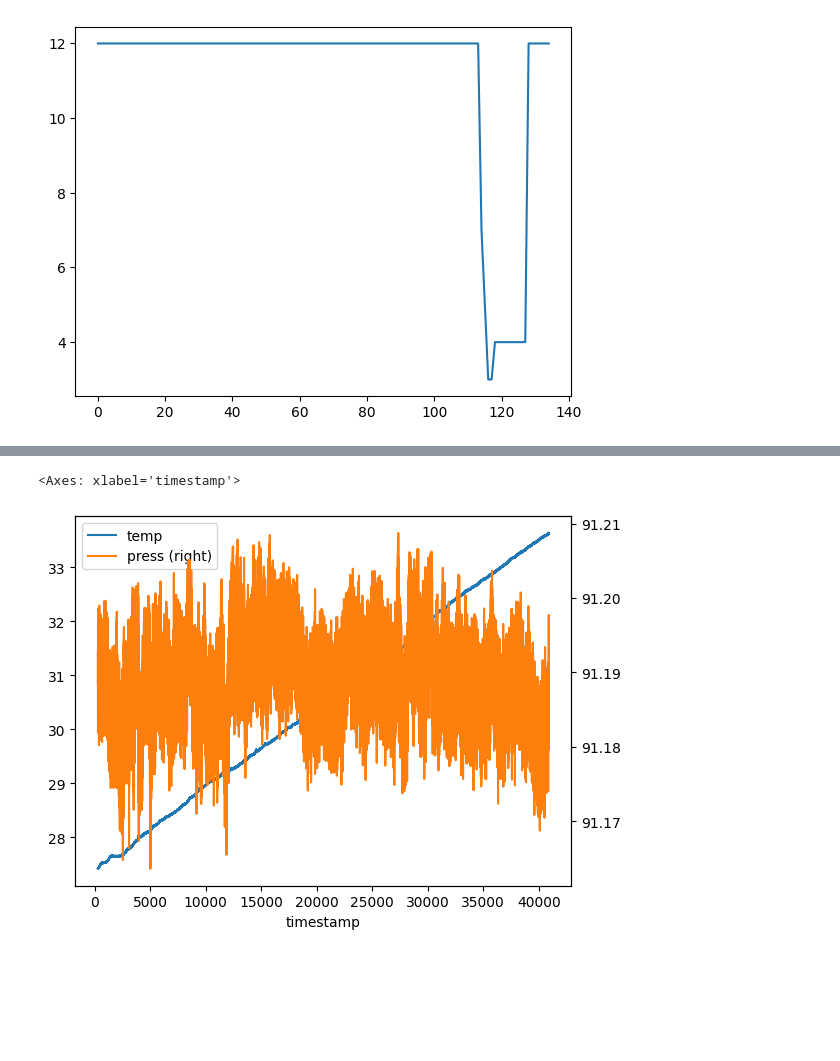
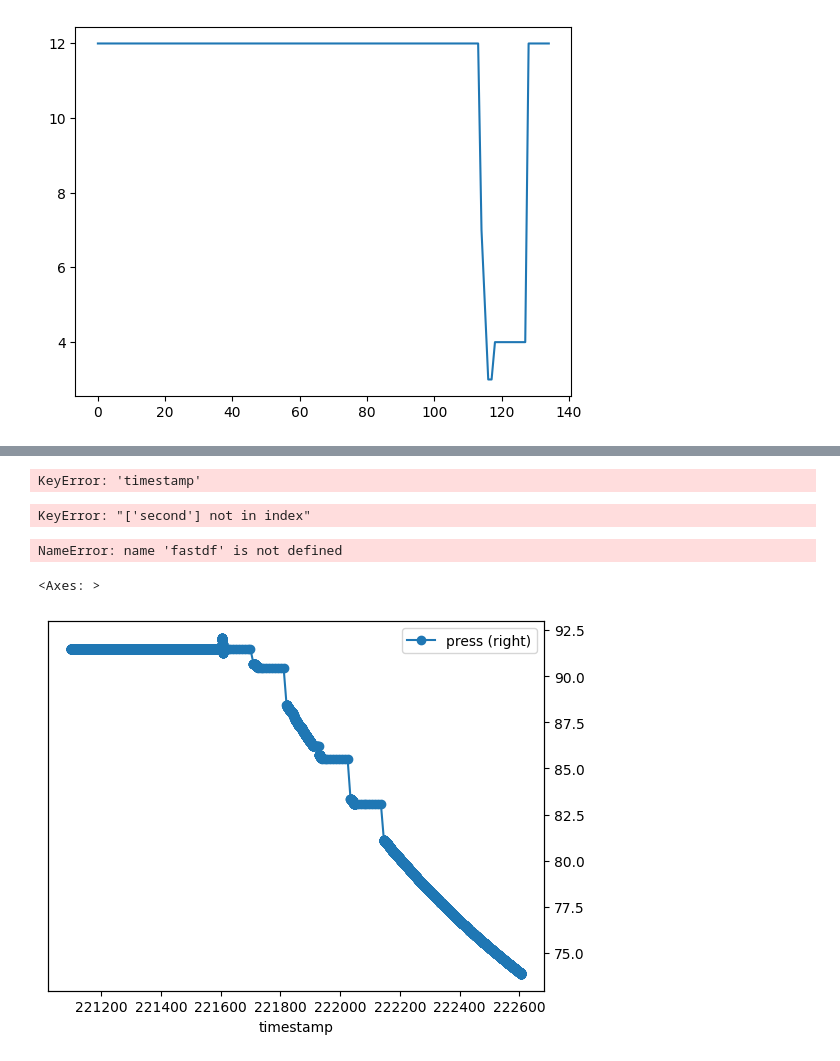
Before and after one commit to RIT-Launch-Initiative/FSW, a Jupyter notebook: app/payload/control_freak/flight-software/extra/decoder.ipynb, the cells around one changed output, grey strips where cells are left out. Saved outputs shown, nothing was run; the diff lists cells and outputs as text; code cells hidden in the pictures; blank space fills up the shorter version.

```diff
--- a/app/payload/control_freak/flight-software/extra/decoder.ipynb
+++ b/app/payload/control_freak/flight-software/extra/decoder.ipynb
@@ -41,0 +87,2 @@ fastdf.timestamp = fastdf.timestamp/ticks_per_sec
+# %%
+fastdf.set_index('seconds')
@@ -41,0 +165,2 @@ fastdf.timestamp = fastdf.timestamp/ticks_per_sec
+# %%
+fastdf.iloc[408800:410000].set_index('timestamp')[['ax', 'ay', 'az']].plot(figsize=(10,5), title="CTRL FREAK Accelerometer Data", ylabel="m/s^2", marker='o')
@@ -41,0 +170,2 @@ fastdf.timestamp = fastdf.timestamp/ticks_per_sec
+# %%
+fastdf.iloc[408800:410000].set_index('timestamp')[['ax', 'ay', 'az']].plot(figsize=(10,5), title="CTRL FREAK Accelerometer Data", ylabel="m/s^2", marker='o')
@@ -41,0 +174,2 @@ fastdf.timestamp = fastdf.timestamp/ticks_per_sec
+# %%
+fastdf['acc_mag'] = np.sqrt(fastdf.ax * fastdf.ax + fastdf.ay * fastdf.ay + fastdf.az * fastdf.az)
@@ -42,5 +181,17 @@ fastdf.timestamp = fastdf.timestamp/ticks_per_sec
+# %%
+fastdf.reset_index()[['ax', 'ay', 'az']].iloc[408000:409000].plot(x='timestamp')
+# %% [output]
+KeyError: 'timestamp'
+# %%
+fastdf.reset_index()[['second','az']].iloc[408000:410000].plot(x='timestamp')
+# %% [output]
+KeyError: "['second'] not in index"
+# %%
+fastdf[['ax','ay','az']].iloc[408000:].plot(figsize=(22,9))
+# %% [output]
+NameError: name 'fastdf' is not defined
 # %%
-fastdf[['timestamp','temp','press']].plot(x='timestamp', secondary_y='press')
+fastdf[['timestamp','press']].iloc[404000:].plot(x='timestamp', secondary_y='press', marker = 'o')
 # %% [output]
-<Axes: xlabel='timestamp'>
+<Axes: >
-[figure, old version]
+[figure, new version]
```
Also changed, not shown: parts of 99 cells of this notebook, 6 other files.
